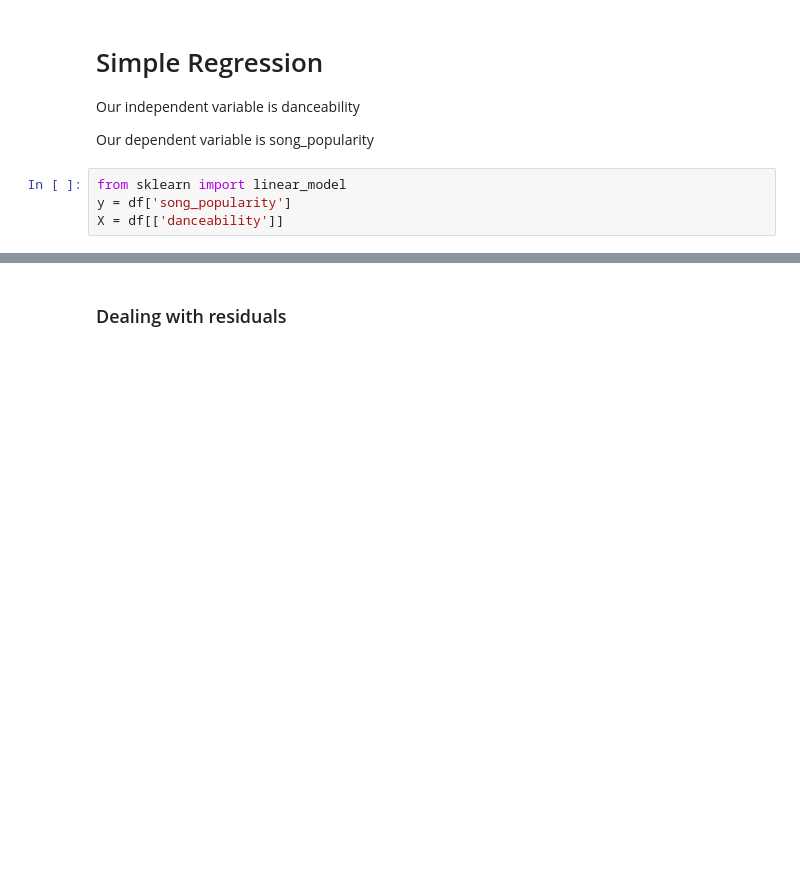
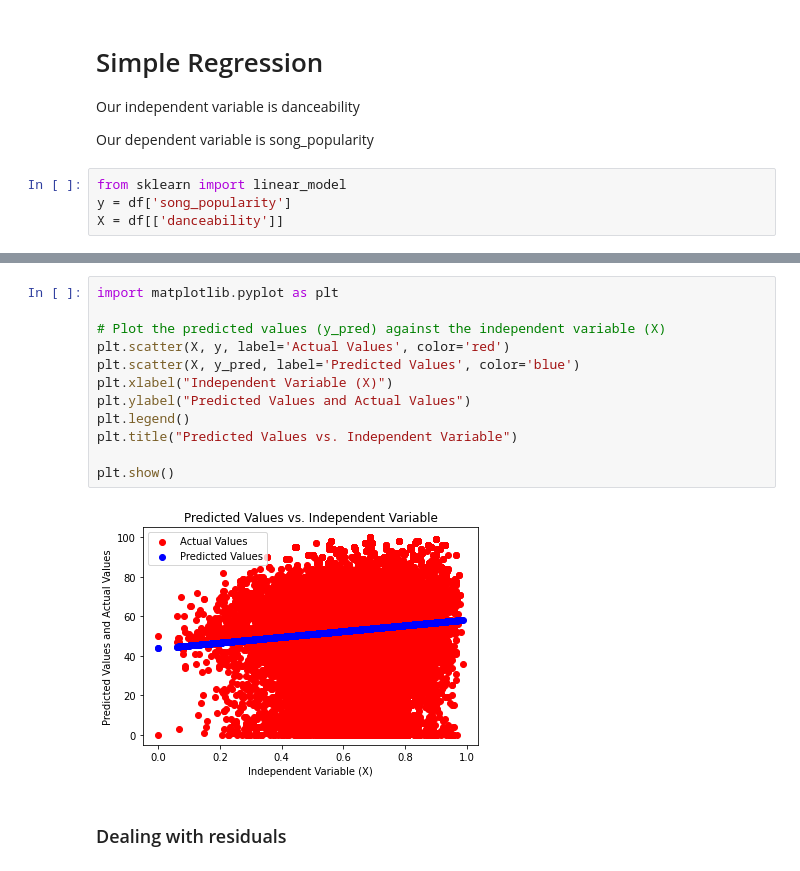
Before and after one commit to Viperxyzzz/Statistical-Learning-Models, a Jupyter notebook: proj1/regression.ipynb, the cells around one changed output, grey strips where cells are left out. Saved outputs shown, nothing was run; the diff lists cells and outputs as text; blank space fills up the shorter version.

```diff
--- a/proj1/regression.ipynb
+++ b/proj1/regression.ipynb
@@ -42,3 +59,17 @@ Slope: 14.576980359850884
+# %%
+import matplotlib.pyplot as plt
+
+# Plot the predicted values (y_pred) against the independent variable (X)
+plt.scatter(X, y, label='Actual Values', color='red')
+plt.scatter(X, y_pred, label='Predicted Values', color='blue')
+plt.xlabel("Independent Variable (X)")
+plt.ylabel("Predicted Values and Actual Values")
+plt.legend()
+plt.title("Predicted Values vs. Independent Variable")
+
+plt.show()
+# %% [output]
+[figure, added]
 # %% [markdown]
 ### Dealing with residuals
 # %%
```
Also changed, not shown: parts of 20 cells of this notebook.
